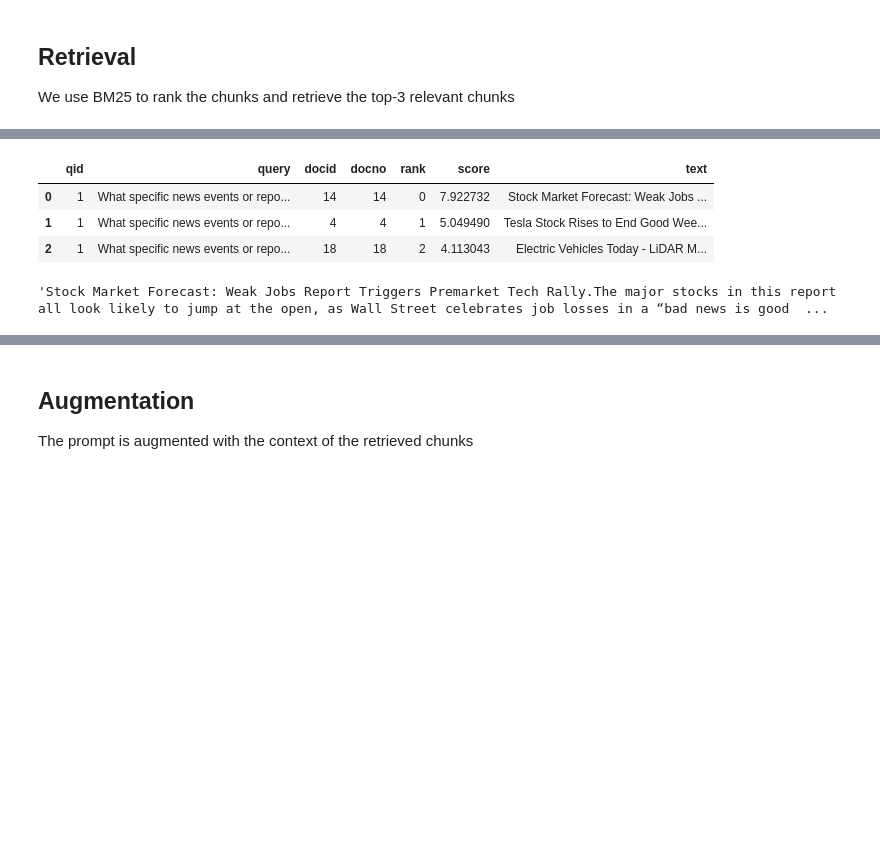
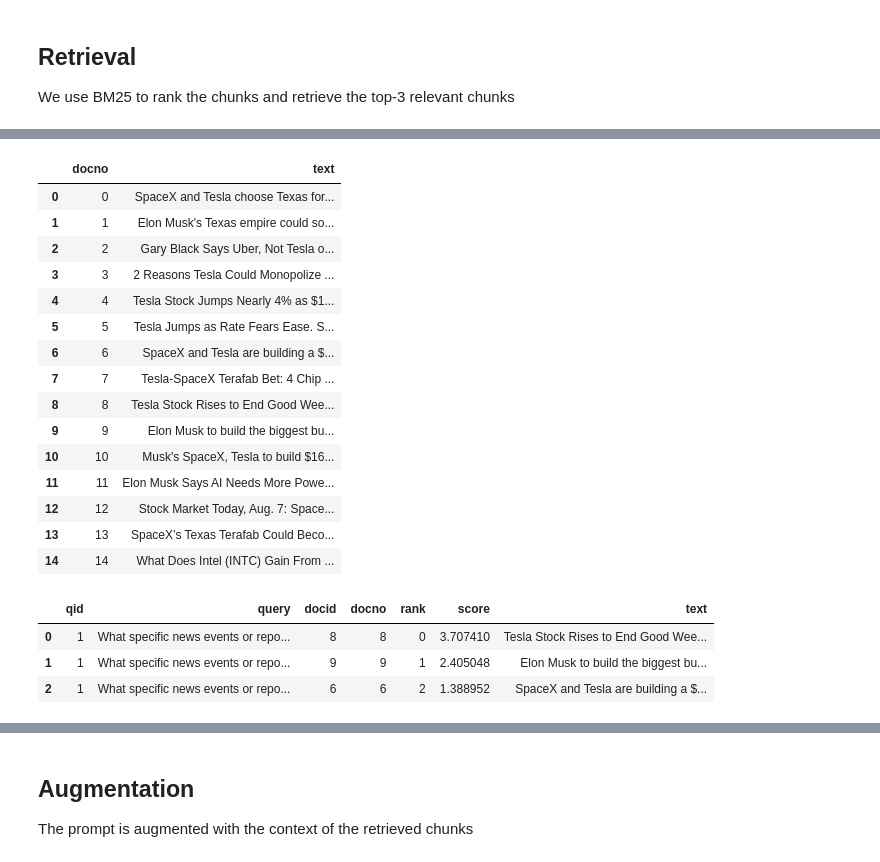
Before and after one commit to raisharad/GenerativeAIandAgenticAI, a Jupyter notebook: RAG.ipynb, the cells around one changed output, grey strips where cells are left out. Drawn from its saved outputs; the diff is of its cells as text; code cells hidden in the pictures; blank space fills up the shorter version.

```diff
--- a/RAG.ipynb
+++ b/RAG.ipynb
@@ -237,18 +250,35 @@ display(search_results)
+# %%
+doc_df
+# %% [output]
+|  | docno | text |
+| 0 | 0 | SpaceX and Tesla choose Texas for... |
+| 1 | 1 | Elon Musk's Texas empire could so... |
+| 2 | 2 | Gary Black Says Uber, Not Tesla o... |
+| 3 | 3 | 2 Reasons Tesla Could Monopolize ... |
+| 4 | 4 | Tesla Stock Jumps Nearly 4% as $1... |
+| 5 | 5 | Tesla Jumps as Rate Fears Ease. S... |
+| 6 | 6 | SpaceX and Tesla are building a $... |
+| 7 | 7 | Tesla-SpaceX Terafab Bet: 4 Chip ... |
+| 8 | 8 | Tesla Stock Rises to End Good Wee... |
+| 9 | 9 | Elon Musk to build the biggest bu... |
+| 10 | 10 | Musk's SpaceX, Tesla to build $16... |
+| 11 | 11 | Elon Musk Says AI Needs More Powe... |
+| 12 | 12 | Stock Market Today, Aug. 7: Space... |
+| 13 | 13 | SpaceX’s Texas Terafab Could Beco... |
+| 14 | 14 | What Does Intel (INTC) Gain From ... |
 # %%
 # Merge into top_docs our docs_df and search_results to see the full content
-top_docs = search_results.merge(docs_df, on="docno").head(3)
-display(top_docs)
+top_docs =search_results.merge(doc_df, on= "docno").head(3)
-# %% [output]
-|  | qid | query | docid | docno | rank | score | text |
-| 0 | 1 | What specific news events or repo... | 14 | 14 | 0 | 7.922732 | Stock Market Forecast: Weak Jobs ... |
-| 1 | 1 | What specific news events or repo... | 4 | 4 | 1 | 5.049490 | Tesla Stock Rises to End Good Wee... |
-| 2 | 1 | What specific news events or repo... | 18 | 18 | 2 | 4.113043 | Electric Vehicles Today - LiDAR M... |
+# %%
+top_docs
+# %% [output]
+|  | qid | query | docid | docno | rank | score | text |
+| 0 | 1 | What specific news events or repo... | 8 | 8 | 0 | 3.707410 | Tesla Stock Rises to End Good Wee... |
+| 1 | 1 | What specific news events or repo... | 9 | 9 | 1 | 2.405048 | Elon Musk to build the biggest bu... |
+| 2 | 1 | What specific news events or repo... | 6 | 6 | 2 | 1.388952 | SpaceX and Tesla are building a $... |
 # %%
 # Combine the top 3 articles into a single block of context
-context = "\n\n ".join(top_docs["text"])
-display(context)
+context= "\n\n".join(top_docs['text'])
-# %% [output]
-'Stock Market Forecast: Weak Jobs Report Triggers Premarket Tech Rally.The major stocks in this report all look likely to jump at the open, as Wall Street celebrates job losses in a “bad news is good  ...
 # %%
 #print context
 print(context)
```
Also changed, not shown: parts of 26 cells of this notebook.
